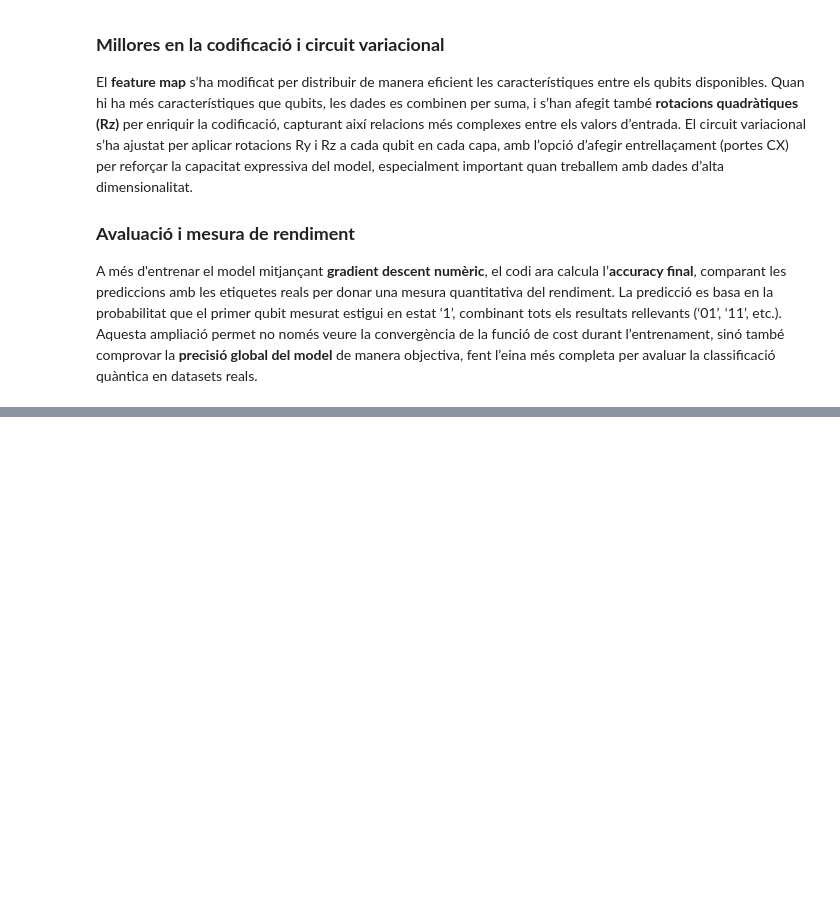
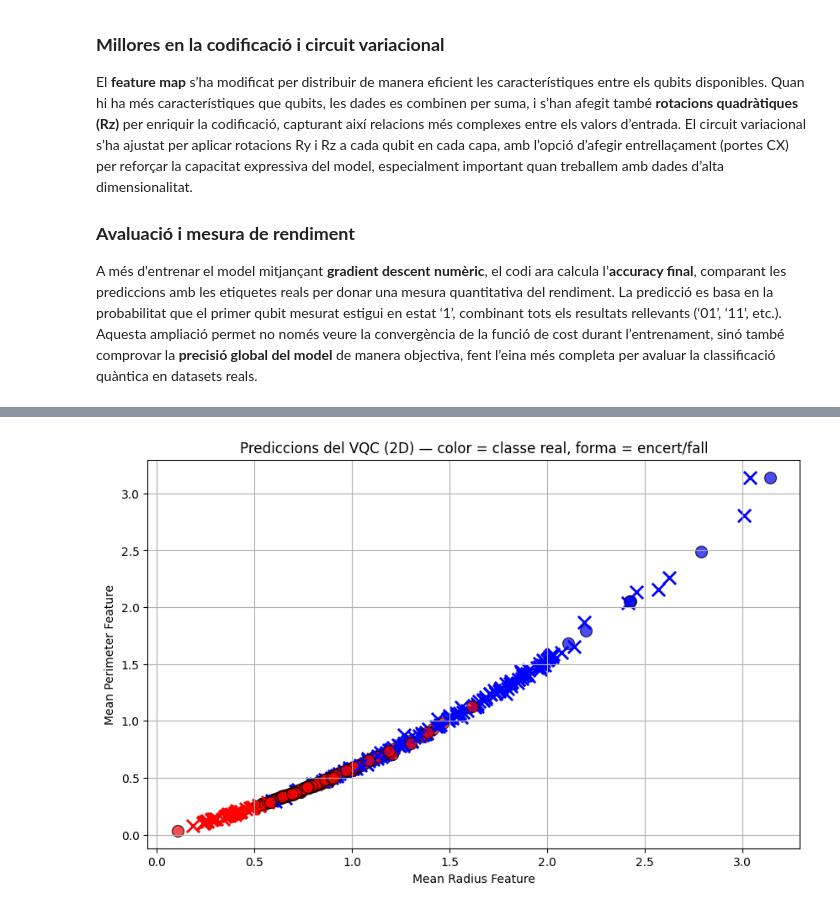
Before and after one commit to MinusOdin/qml_tfg, a Jupyter notebook: vqc.ipynb, the cells around one changed output, grey strips where cells are left out. Cells and saved outputs as stored; diff of their text form; code cells hidden in the pictures; blank space fills up the shorter version.

```diff
--- a/vqc.ipynb
+++ b/vqc.ipynb
@@ -690,0 +1152,21 @@ A més d'entrenar el model mitjançant **gradient descent numèric**, el codi ar
+# %%
+import matplotlib.pyplot as plt
+
+plt.figure(figsize=(10, 6))
+
+for xi, y_true, y_pred in zip(X_train, y_true_plot, y_pred_plot):
+    if y_true == y_pred:
+        plt.scatter(xi[0], xi[2], color='red' if y_true == 1 else 'blue',
+                    marker='o', edgecolors='k', s=100, alpha=0.7)
+    else:
+        plt.scatter(xi[0], xi[2], color='red' if y_true == 1 else 'blue',
+                    marker='x', edgecolors='k', s=120, linewidths=2)
+
+plt.title("Prediccions del VQC (2D) — color = classe real, forma = encert/fall")
+plt.xlabel("Mean Radius Feature")
+plt.ylabel("Mean Perimeter Feature")
+plt.grid(True)
+plt.savefig("vqc_twof.png", dpi=300, bbox_inches='tight')
+plt.show()
+# %% [output]
+[figure, added]
```
Also changed, not shown: parts of 18 cells of this notebook, 3 other files.
